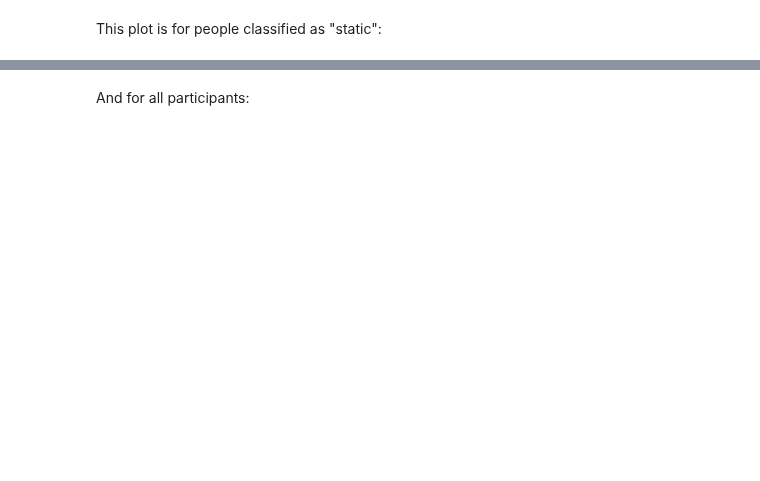
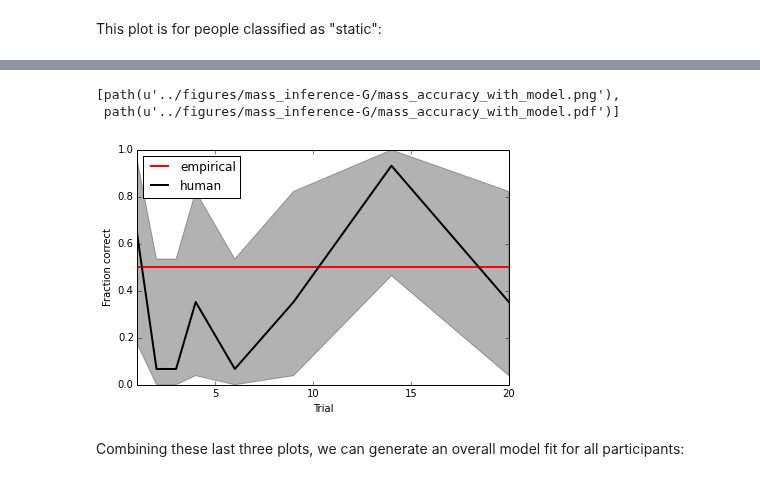
Before and after one commit to berkeley-cocosci/mass-inference, a Jupyter notebook: analysis/mass-inference.ipynb, the cells around one changed output, grey strips where cells are left out. Saved outputs shown, nothing was run; the diff lists cells and outputs as text; code cells hidden in the pictures; blank space fills up the shorter version.

```diff
--- a/analysis/mass-inference.ipynb
+++ b/analysis/mass-inference.ipynb
@@ -230,5 +233,11 @@ plots.mass_accuracy_with_model.plot_class('static', results_path, fig_path)
-# %% [markdown]
-And for all participants:
+# %%
+plots.mass_accuracy_with_model.plot_class('chance', results_path, fig_path)
+# %% [output]
+[path(u'../figures/mass_inference-G/mass_accuracy_with_model.png'),
+ path(u'../figures/mass_inference-G/mass_accuracy_with_model.pdf')]
+[figure, added]
+# %% [markdown]
+Combining these last three plots, we can generate an overall model fit for all participants:
 # %%
 plots.mass_accuracy_with_model.plot_class('best', results_path, fig_path)
 # %% [output]
```
Also changed, not shown: parts of 20 cells of this notebook.
